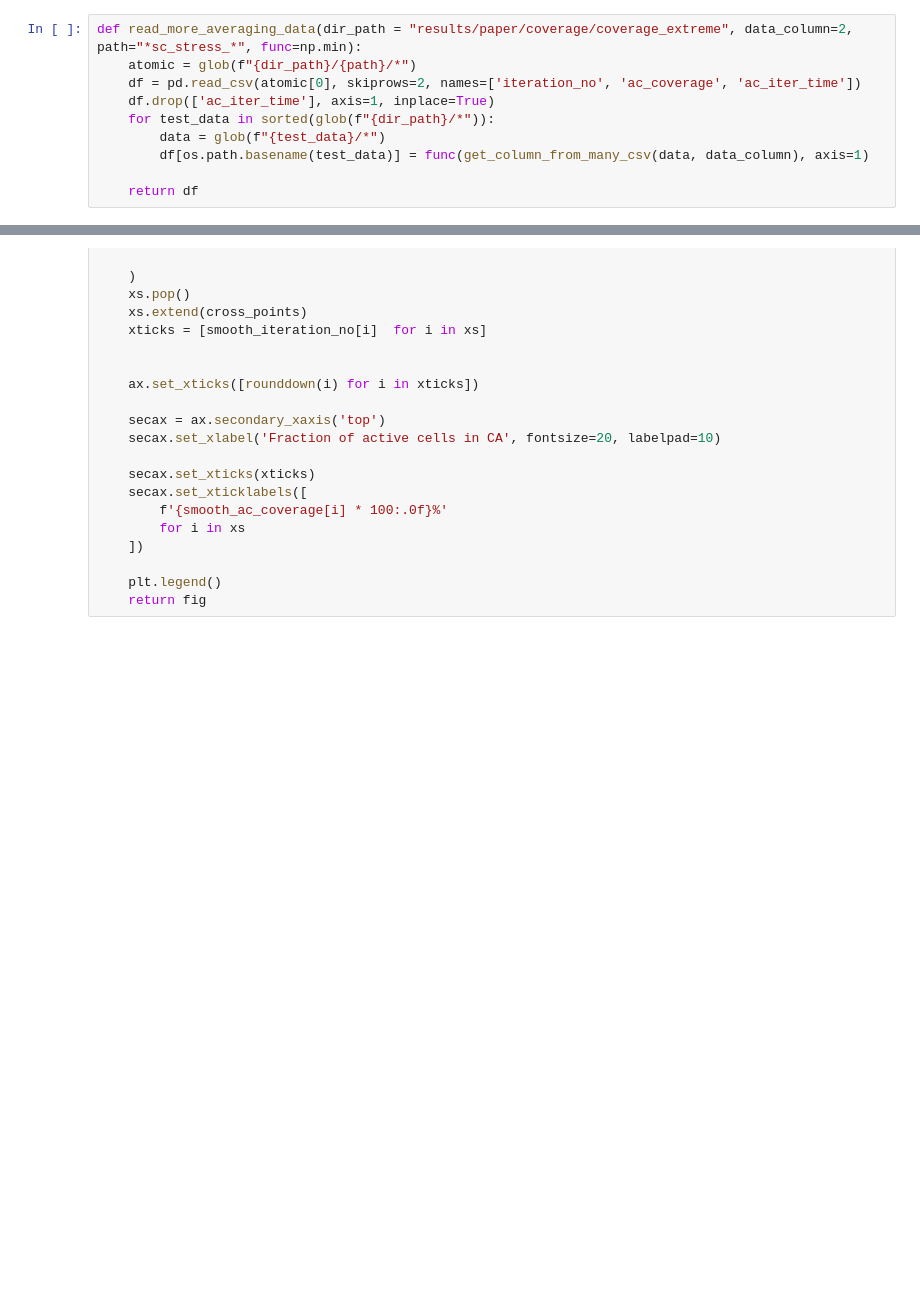
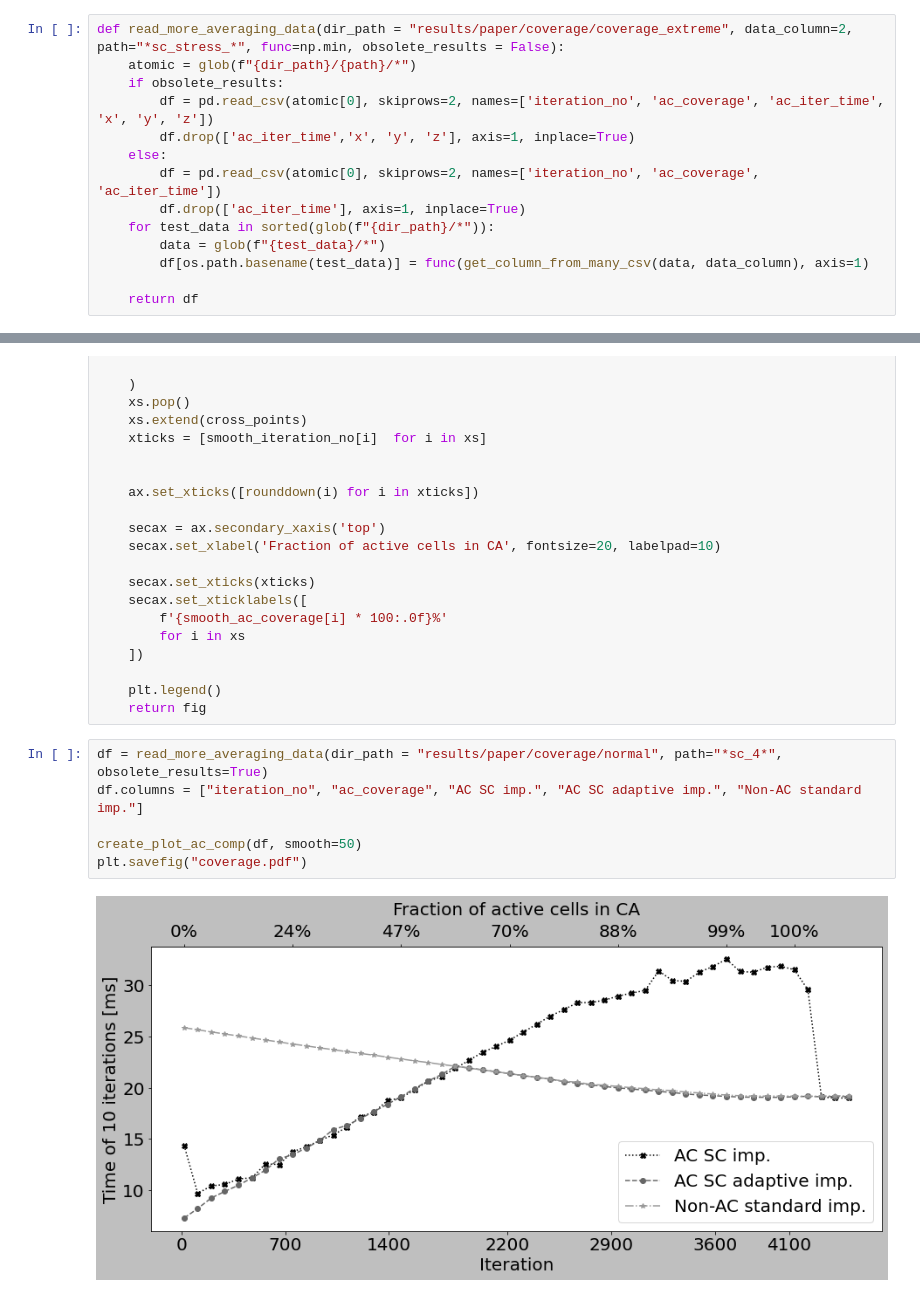
Before and after one commit to prenc/saturated-flow-thesis, a Jupyter notebook: notebooks/coverage_charts.ipynb, the cells around one changed output, grey strips where cells are left out. Drawn from its saved outputs; the diff is of its cells as text; blank space fills up the shorter version.

Commit message:
Add coverage results

```diff
--- a/notebooks/coverage_charts.ipynb
+++ b/notebooks/coverage_charts.ipynb
@@ -33,10 +33,14 @@ def smoothen_plot(x, y, smooth_power=300):
     smoothened_y = spl(smoothened_x)
     return smoothened_x, smoothened_y
 # %%
-def read_more_averaging_data(dir_path = "results/paper/coverage/coverage_extreme", data_column=2, path="*sc_stress_*", func=np.min):
+def read_more_averaging_data(dir_path = "results/paper/coverage/coverage_extreme", data_column=2, path="*sc_stress_*", func=np.min, obsolete_results = False):
     atomic = glob(f"{dir_path}/{path}/*")
-    df = pd.read_csv(atomic[0], skiprows=2, names=['iteration_no', 'ac_coverage', 'ac_iter_time'])
-    df.drop(['ac_iter_time'], axis=1, inplace=True)
+    if obsolete_results:
+        df = pd.read_csv(atomic[0], skiprows=2, names=['iteration_no', 'ac_coverage', 'ac_iter_time', 'x', 'y', 'z'])
+        df.drop(['ac_iter_time','x', 'y', 'z'], axis=1, inplace=True)
+    else:
+        df = pd.read_csv(atomic[0], skiprows=2, names=['iteration_no', 'ac_coverage', 'ac_iter_time'])
+        df.drop(['ac_iter_time'], axis=1, inplace=True)
     for test_data in sorted(glob(f"{dir_path}/*")):
         data = glob(f"{test_data}/*")
         df[os.path.basename(test_data)] = func(get_column_from_many_csv(data, data_column), axis=1)
@@ -119,3 +123,11 @@ def create_plot_ac_comp(df, cumulative=False, clean=3, smooth = 100, cross_pairs
 
     plt.legend()
     return fig
+# %%
+df = read_more_averaging_data(dir_path = "results/paper/coverage/normal", path="*sc_4*", obsolete_results=True)
+df.columns = ["iteration_no", "ac_coverage", "AC SC imp.", "AC SC adaptive imp.", "Non-AC standard imp."]
+
+create_plot_ac_comp(df, smooth=50)
+plt.savefig("coverage.pdf")
+# %% [output]
+[figure, added]
```
Also changed, not shown: parts of 5 cells of this notebook.
